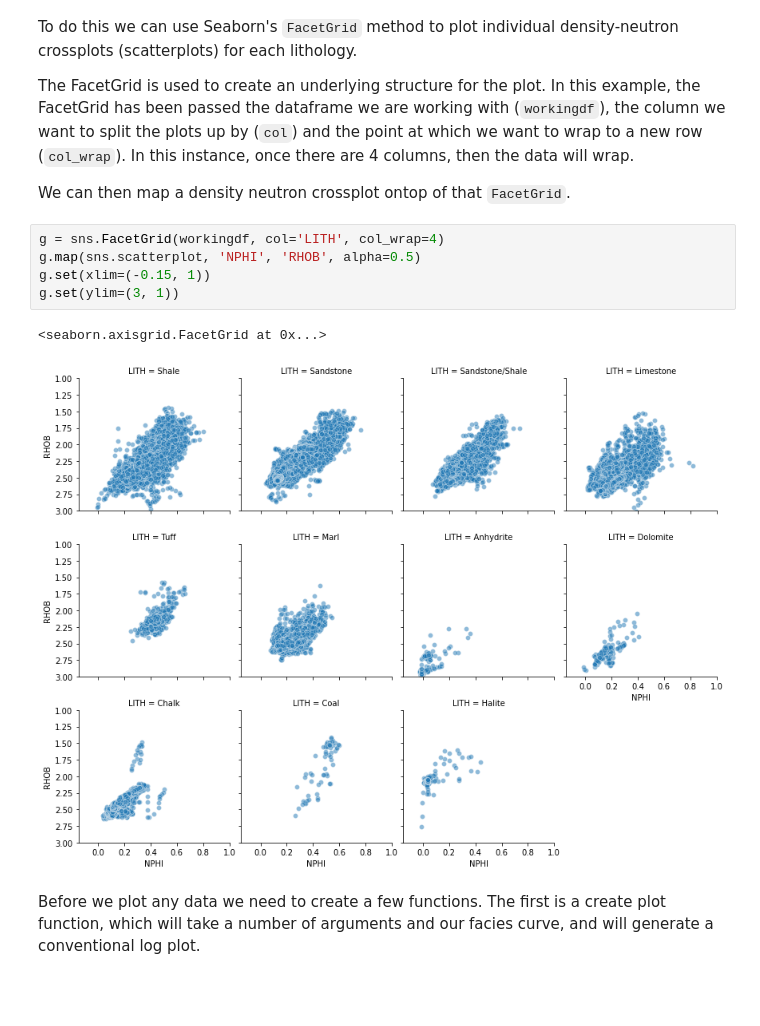
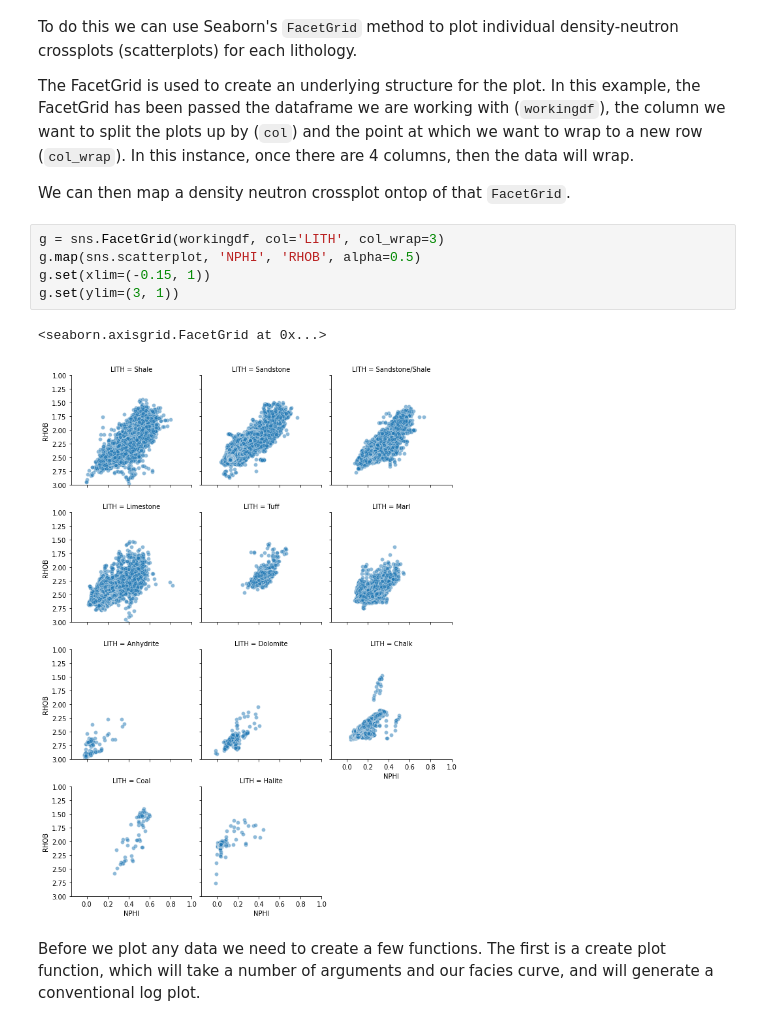
Before and after one commit to will6309/Petrophysics-Python-Series, a Jupyter notebook: 18 - Unsupervised Clustering for Lithofacies.ipynb, the cells around one changed output. Drawn from its saved outputs; the diff is of its cells as text; blank space fills up the shorter version.

```diff
--- a/18 - Unsupervised Clustering for Lithofacies.ipynb
+++ b/18 - Unsupervised Clustering for Lithofacies.ipynb
@@ -178,13 +178,13 @@ The FacetGrid is used to create an underlying structure for the plot. In this ex
 
 We can then map a density neutron crossplot ontop of that `FacetGrid`.
 # %%
-g = sns.FacetGrid(workingdf, col='LITH', col_wrap=4)
+g = sns.FacetGrid(workingdf, col='LITH', col_wrap=3)
 g.map(sns.scatterplot, 'NPHI', 'RHOB', alpha=0.5)
 g.set(xlim=(-0.15, 1))
 g.set(ylim=(3, 1))
 # %% [output]
 <seaborn.axisgrid.FacetGrid at 0x...>
-[figure, old version]
+[figure, new version]
 # %% [markdown]
 Before we plot any data we need to create a few functions. The first is a create plot function, which will take a number of arguments and our facies curve, and will generate a conventional log plot.
 # %%
```
Also changed, not shown: parts of 2 cells of this notebook, 13 other files.
